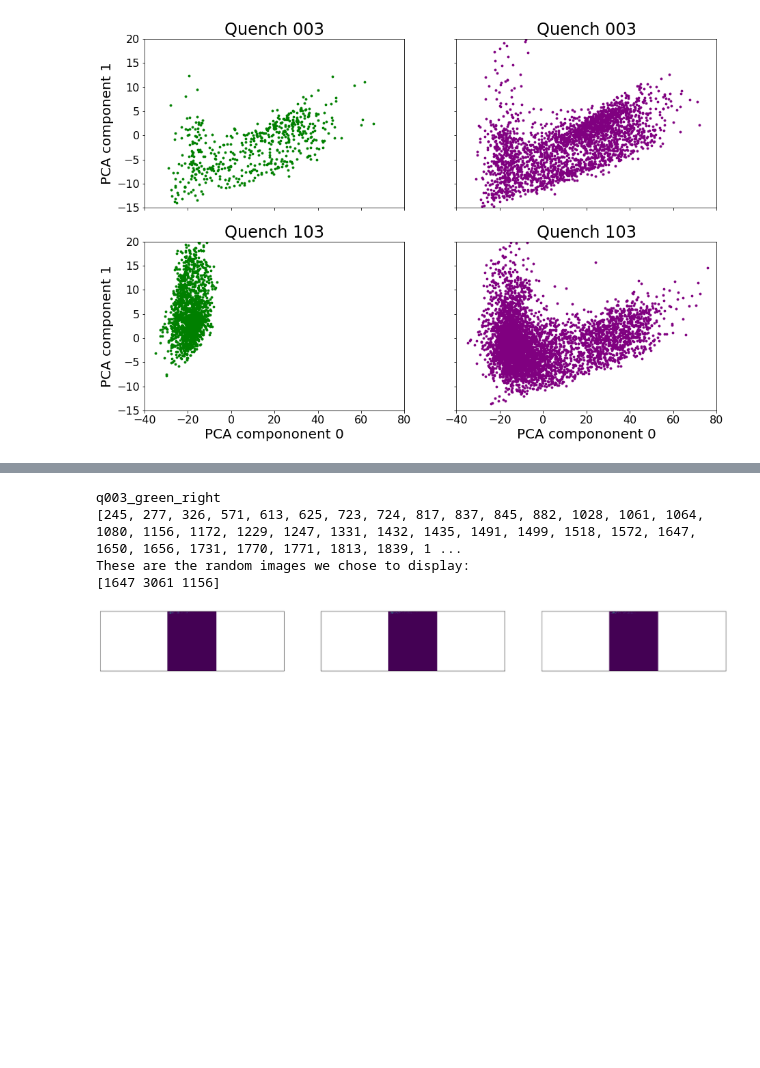
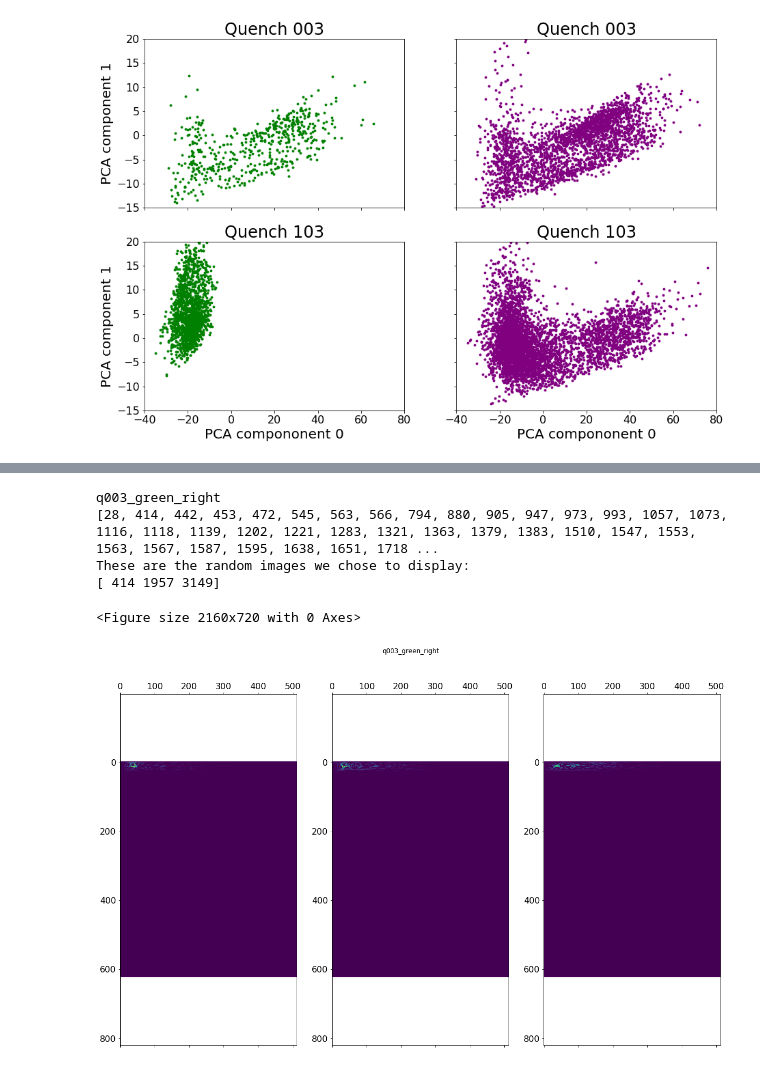
Before and after one commit to lastephey/magnet-notebooks, a Jupyter notebook: notebooks/spectrograms_kmeans_labels.ipynb, the cells around one changed output, grey strips where cells are left out. Cells and saved outputs as stored; diff of their text form; code cells hidden in the pictures; blank space fills up the shorter version.

```diff
--- a/notebooks/spectrograms_kmeans_labels.ipynb
+++ b/notebooks/spectrograms_kmeans_labels.ipynb
@@ -137,7 +138,7 @@ leftvymin = ly-pad
 leftvymax = ly+pad
 
 #center v
-cx=-10
+cx=-15
 cy=-5
 centervxmin = cx-pad
 centervxmax = cx+pad
@@ -145,7 +146,7 @@ centervymin = cy-pad
 centervymax = cy+pad
 
 #right v
-rx=20
+rx=30
 ry=0
 rightvxmin = rx-pad
 rightvxmax = rx+pad
@@ -217,15 +271,14 @@ print(pick_3)
 
 show_images = qall_data[pick_3,:,:]
 
-for i, image_idx in enumerate(show_images):
-    # plot original image
-    ax = plt.subplot(3, num_images, i + 1)
-    plt.imshow(image_idx)
-    #plt.gray()
-    ax.get_xaxis().set_visible(False)
-    ax.get_yaxis().set_visible(False)
-    plt.axis('equal')
-
+fig, (ax_l, ax_c, ax_r) = plt.subplots(nrows=1, ncols=3, sharex=True, figsize=(20, 12))
+ax_l.matshow(show_images[0,:,:])
+ax_l.axis('equal')
+ax_c.matshow(show_images[1,:,:])
+ax_c.axis('equal')
+ax_r.matshow(show_images[2,:,:])
+ax_r.axis('equal')
+fig.suptitle('q003_green_center')
 plt.show()
 # %% [output]
 q003_green_center
@@ -236,44 +290,44 @@ These are the random images we chose to display:
 # %%
 #quench 3, green, right
 
 q003_green_right = list()
 #find points in the right pca space
 for i in range(qall_data.shape[0]):
     if (i <= q003_data.shape[0]) and (color_label[i]=='green'):
         pca0 = img_pca[i,0]
         pca1 = img_pca[i,1]
         if (rightvxmin<pca0<rightvxmax) and (rightvymin<pca1<rightvymax):
             q003_green_right.append(i)
 
 print("q003_green_right")
 print(q003_green_right)
 
 plt.figure(figsize=(30, 10))
 
 #randomly pick three images to show (not the first three)
 pick_3 = np.random.choice(q003_green_right, num_images)
 
 print("These are the random images we chose to display:")
 print(pick_3)
 
 show_images = qall_data[pick_3,:,:]
 
-for i, image_idx in enumerate(show_images):
-    # plot original image
-    ax = plt.subplot(3, num_images, i + 1)
-    plt.imshow(image_idx)
-    #plt.gray()
-    ax.get_xaxis().set_visible(False)
-    ax.get_yaxis().set_visible(False)
-    plt.axis('equal')
-
+fig, (ax_l, ax_c, ax_r) = plt.subplots(nrows=1, ncols=3, sharex=True, figsize=(20, 12))
+ax_l.matshow(show_images[0,:,:])
+ax_l.axis('equal')
+ax_c.matshow(show_images[1,:,:])
+ax_c.axis('equal')
+ax_r.matshow(show_images[2,:,:])
+ax_r.axis('equal')
+fig.suptitle('q003_green_right')
 plt.show()
 # %% [output]
 q003_green_right
-[245, 277, 326, 571, 613, 625, 723, 724, 817, 837, 845, 882, 1028, 1061, 1064, 1080, 1156, 1172, 1229, 1247, 1331, 1432, 1435, 1491, 1499, 1518, 1572, 1647, 1650, 1656, 1731, 1770, 1771, 1813, 1839, 1 ...
+[28, 414, 442, 453, 472, 545, 563, 566, 794, 880, 905, 947, 973, 993, 1057, 1073, 1116, 1118, 1139, 1202, 1221, 1283, 1321, 1363, 1379, 1383, 1510, 1547, 1553, 1563, 1567, 1587, 1595, 1638, 1651, 1718 ...
 These are the random images we chose to display:
-[1647 3061 1156]
+[ 414 1957 3149]
+<Figure size 2160x720 with 0 Axes>
-[figure, old version]
+[figure, new version]
 # %%
 #quench 3, purple, left
 
```
Also changed, not shown: parts of 12 cells of this notebook.
